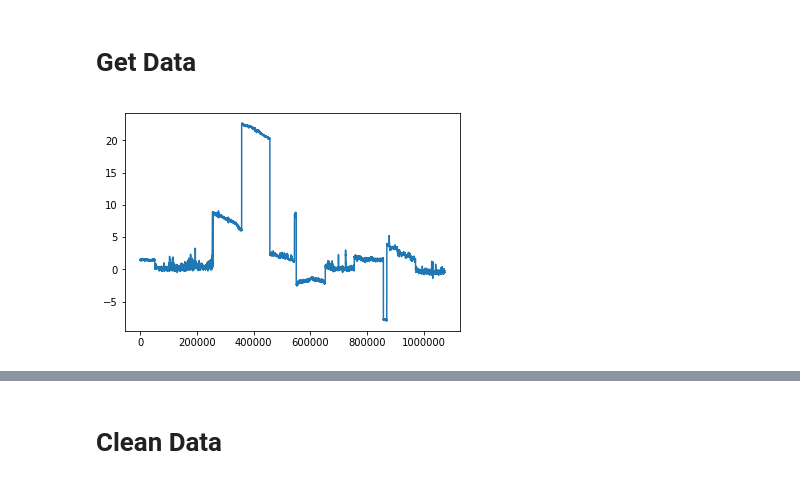
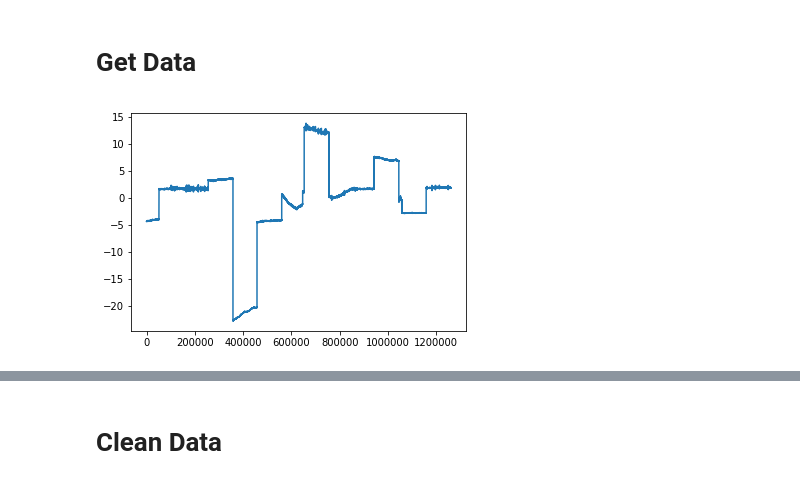
Before and after one commit to RoamEasy/emg-deep-learning, a Jupyter notebook: data_analysis.ipynb, the cells around one changed output, grey strips where cells are left out. Cells and saved outputs as stored; diff of their text form; code cells hidden in the pictures.

```diff
--- a/data_analysis.ipynb
+++ b/data_analysis.ipynb
@@ -47,12 +47,12 @@ else:
 # %%
 import matplotlib.pyplot as plt
 import seaborn as sns
 
 # Right Jaw
-plt.plot('CH_1_mV', data = training)
+plt.plot('CH_2_mV', data = training)
 plt.show()
 # %% [output]
-[figure, old version]
+[figure, new version]
 # %%
 # Left Cheeck
 plt.plot('CH_2_mV', data= training,  color='orange')
```
Also changed, not shown: parts of 14 cells of this notebook, 4 other files.
